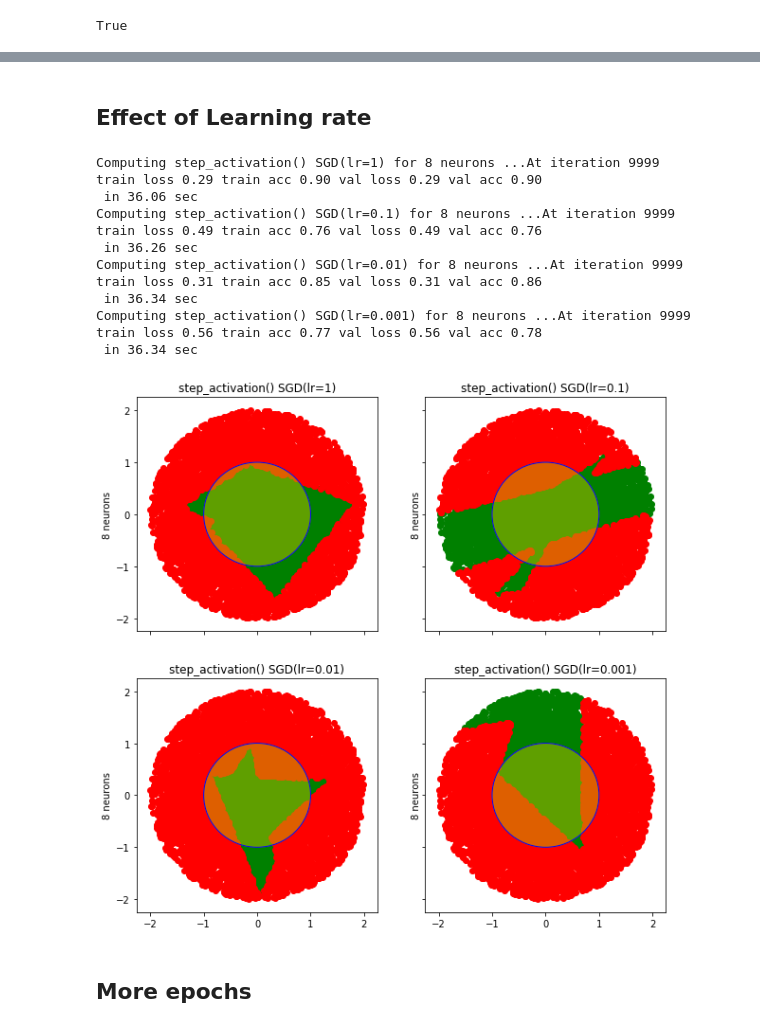
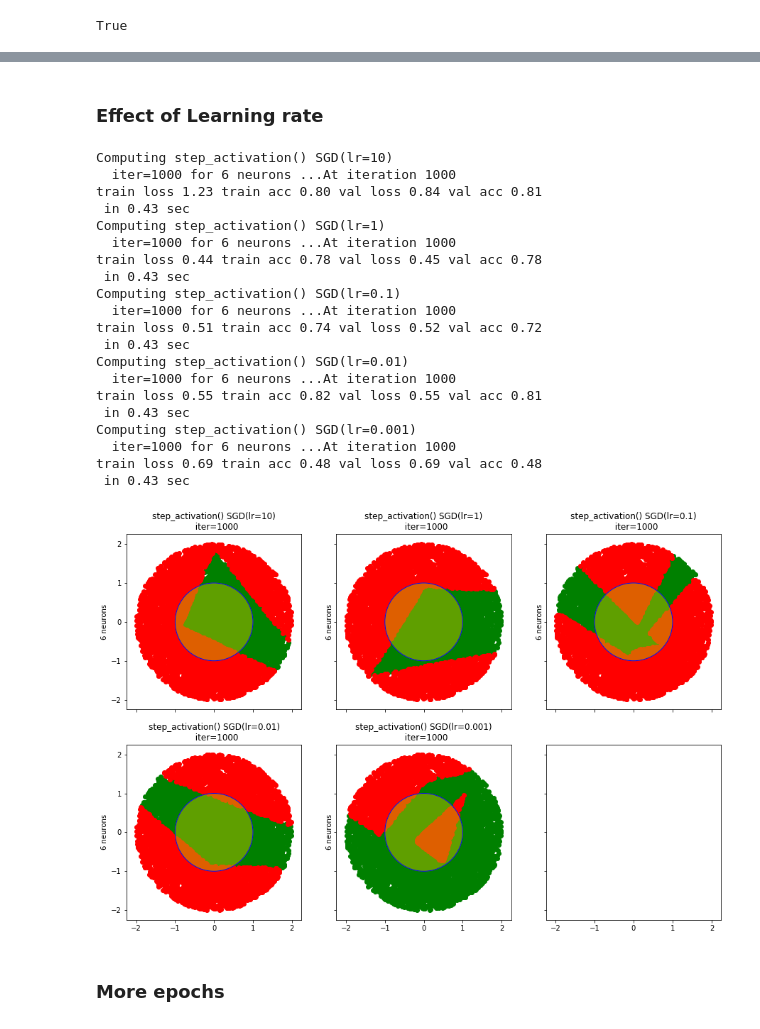
Before and after one commit to datamove/dl-notebooks, a Jupyter notebook: PyTorch-activations-demo.ipynb, the cells around one changed output, grey strips where cells are left out. Saved outputs shown, nothing was run; the diff lists cells and outputs as text; code cells hidden in the pictures.

```diff
--- a/PyTorch-activations-demo.ipynb
+++ b/PyTorch-activations-demo.ipynb
@@ -202,0 +236,15 @@ def compute_models(activations, n_hidden_neurons, dataset,
+# %%
+def make_title(active, active_args, opti, opti_p, init, init_p, cycle, n_epochs):
+    """
+    F helper function to make up a title for sample plots
+    """
+    active_title = active.__name__+str(active_args)
+    opti_title = opti.__name__+"("+\
+         ",".join("{}={}".format(k, v) for k, v in opti_p.items())+")"
+    opti_title += '\n'
+    #init_title = "" if init is None else init.__name__+"("+\
+    #     ",".join("{}={}".format(k, v) for k, v in init_p.items())+")"
+    init_title = "" if init is None else init.__name__+ str(init_p)
+    iter_title = "iter={}".format((cycle+1)*n_epochs)
+    title = " ". join([active_title, opti_title, init_title, iter_title])
+    return title
@@ -203,7 +323,11 @@ def compute_models(activations, n_hidden_neurons, dataset,
 # %%
-# helper to arrange plots on a grid in a nice way
 import math
 def get_grid(n):
+    """
+    Helper to arrange plots on a grid in a nice way.
+
+    Takes number of plots, returns a tuple of (horizontal, vertical) sizes.
+    """
     if n in [1,4,9]:
         w=int(math.sqrt(n))
         d=w
@@ -211,6 +335,7 @@ def get_grid(n):
     elif n<7:        w,d=3,2
     else    :        w=4; d=n//w + (1 if n%w!=0 else 0)
     return d,w
+#unit test
 get_grid(5)
 # %% [output]
 (2, 3)
@@ -218,6 +343,11 @@ get_grid(5)
 from itertools import chain
 
 def print_models(models, datapoints, grid=None, fig_size_factor=5):
+    """
+    Draws given models' samples
+
+    Takes: models list, test dataset, optionally grid size and a factor to scale the plots.
+    """
     if grid is None:
         grid = get_grid(len(models))
 
@@ -228,7 +358,7 @@ def print_models(models, datapoints, grid=None, fig_size_factor=5):
     )
 
     for model, ax in zip(models, chain.from_iterable(axes)):
-        out = model['model'](datapoints).argmax(dim=1).detach().numpy()
+        out = model['out']
         green = datapoints.numpy()[np.where(out==1)]
         red = datapoints.numpy()[np.where(out==0)]
 
@@ -257,3 +456,4 @@ True
 # %%
 n_samples = 10000
-dataset, testx, _ = mk_dataset(n_samples)
+dataset = mk_dataset(n_samples, test_factor=5, val_factor=1)
+testx = dataset[-2]
@@ -290,29 +527,39 @@ train loss 0.31 train acc 0.88 val loss 0.31 val acc 0.88
 # %% [markdown]
-## Effect of Learning rate
+### Effect of Learning rate
 # %%
-activations = [(step_activation,())]
+activations = [(step_activation, ())]
 optimizers = [torch.optim.SGD]
-opti_params = [{'lr':1},{'lr':0.1}, {'lr':0.01}, {'lr':0.001}]
-n_hidden_neurons = [8]
+opti_params = [{'lr': 10}, {'lr': 1},{'lr': 0.1}, {'lr': 0.01}, {'lr': 0.001}]
+n_hidden_neurons = [6]
+n_epochs=1000
 
 models=compute_models(activations, n_hidden_neurons, dataset,
-                      optimizers=optimizers, opti_params=opti_params)
+                      optimizers=optimizers, opti_params=opti_params,
+                      n_epochs=n_epochs, gpu=gpu)
 
 print_models(models, testx)
 # %% [output]
-Computing step_activation() SGD(lr=1) for 8 neurons ...At iteration 9999
-train loss 0.29 train acc 0.90 val loss 0.29 val acc 0.90
- in 36.06 sec
-Computing step_activation() SGD(lr=0.1) for 8 neurons ...At iteration 9999
-train loss 0.49 train acc 0.76 val loss 0.49 val acc 0.76
- in 36.26 sec
-Computing step_activation() SGD(lr=0.01) for 8 neurons ...At iteration 9999
-train loss 0.31 train acc 0.85 val loss 0.31 val acc 0.86
- in 36.34 sec
-Computing step_activation() SGD(lr=0.001) for 8 neurons ...At iteration 9999
-train loss 0.56 train acc 0.77 val loss 0.56 val acc 0.78
- in 36.34 sec
+Computing step_activation() SGD(lr=10)
+  iter=1000 for 6 neurons ...At iteration 1000
+train loss 1.23 train acc 0.80 val loss 0.84 val acc 0.81
+ in 0.43 sec
+Computing step_activation() SGD(lr=1)
+  iter=1000 for 6 neurons ...At iteration 1000
+train loss 0.44 train acc 0.78 val loss 0.45 val acc 0.78
+ in 0.43 sec
+Computing step_activation() SGD(lr=0.1)
+  iter=1000 for 6 neurons ...At iteration 1000
+train loss 0.51 train acc 0.74 val loss 0.52 val acc 0.72
+ in 0.43 sec
+Computing step_activation() SGD(lr=0.01)
+  iter=1000 for 6 neurons ...At iteration 1000
+train loss 0.55 train acc 0.82 val loss 0.55 val acc 0.81
+ in 0.43 sec
+Computing step_activation() SGD(lr=0.001)
+  iter=1000 for 6 neurons ...At iteration 1000
+train loss 0.69 train acc 0.48 val loss 0.69 val acc 0.48
+ in 0.43 sec
-[figure, old version]
+[figure, new version]
 # %% [markdown]
-## More epochs
+### More epochs
 # %%
```
Also changed, not shown: parts of 31 cells of this notebook.
